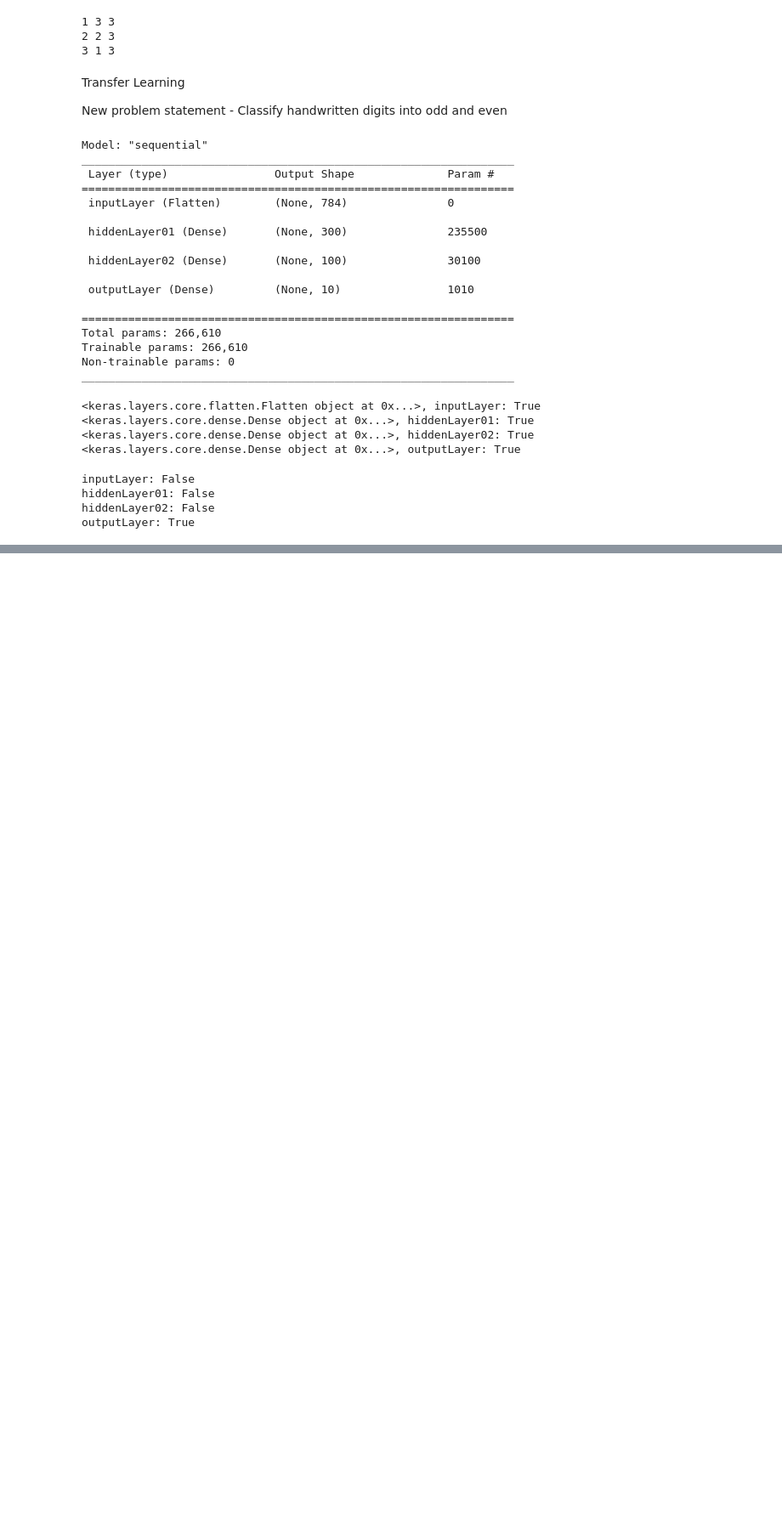
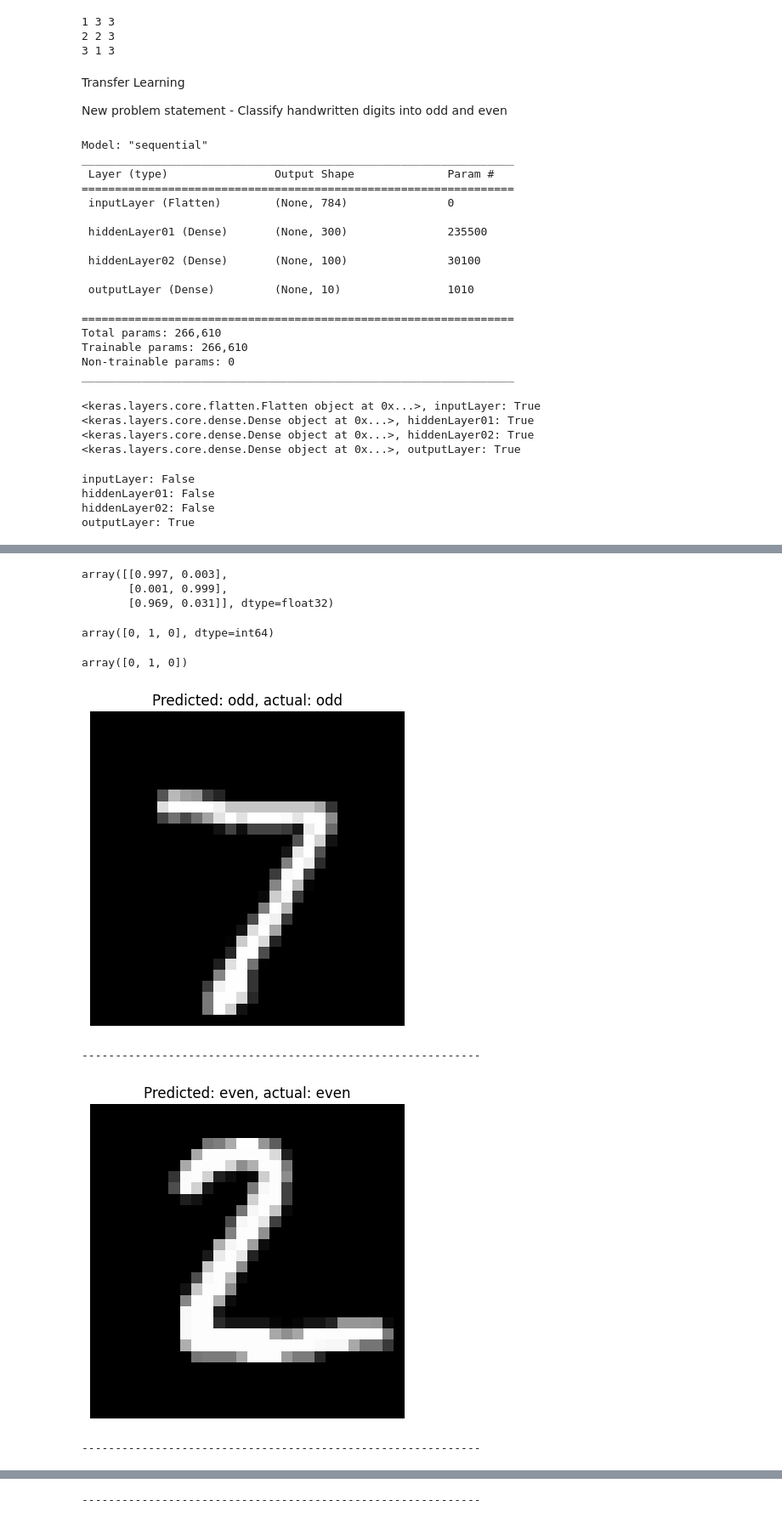
Before and after one commit to FazlullahBokhari/CNN, a Jupyter notebook: Transfer Learning.ipynb, the cells around one changed output, grey strips where cells are left out. Shown at 85% size. Saved outputs shown, nothing was run; the diff lists cells and outputs as text; code cells hidden in the pictures; blank space fills up the shorter version.

```diff
--- a/Transfer Learning.ipynb
+++ b/Transfer Learning.ipynb
@@ -314,0 +347,8 @@ _________________________________________________________________
+# %%
+new_model.compile(loss="sparse_categorical_crossentropy",
+                 optimizer="SGD",
+                 metrics=["accuracy"])
+# %%
+history = new_model.fit(
+    X_train, y_train_bin, epochs=10, validation_data= (X_valid, y_valid_bin)
+)
@@ -314,0 +376,37 @@ _________________________________________________________________
+# %%
+X_new = X_test[:3]
+y_prob = new_model.predict(X_new)
+y_prob.round(3)
+# %% [output]
+array([[0.997, 0.003],
+       [0.001, 0.999],
+       [0.969, 0.031]], dtype=float32)
+# %%
+Y_pred = np.argmax(y_prob, axis=-1)
+Y_pred
+# %% [output]
+array([0, 1, 0], dtype=int64)
+# %%
+y_test_bin[:3]
+# %% [output]
+array([0, 1, 0])
+# %%
+for img_array, pred, actual in zip(X_new, Y_pred, y_test_bin[:3]):
+    if pred == 1:
+        pred = "even"
+    else:
+        pred = "odd"
+    if actual == 1:
+        actual = "even"
+    else:
+        actual = "odd"
+    plt.imshow(img_array, cmap="gray")
+    plt.title(f"Predicted: {pred}, actual: {actual}")
+    plt.axis("off")
+    plt.show()
+    print("--"*30)
+# %% [output]
+[figure, added]
+------------------------------------------------------------
+[figure, added]
+------------------------------------------------------------
@@ -314,0 +414 @@ _________________________________________________________________
+------------------------------------------------------------
```
Also changed, not shown: parts of 9 cells of this notebook.
